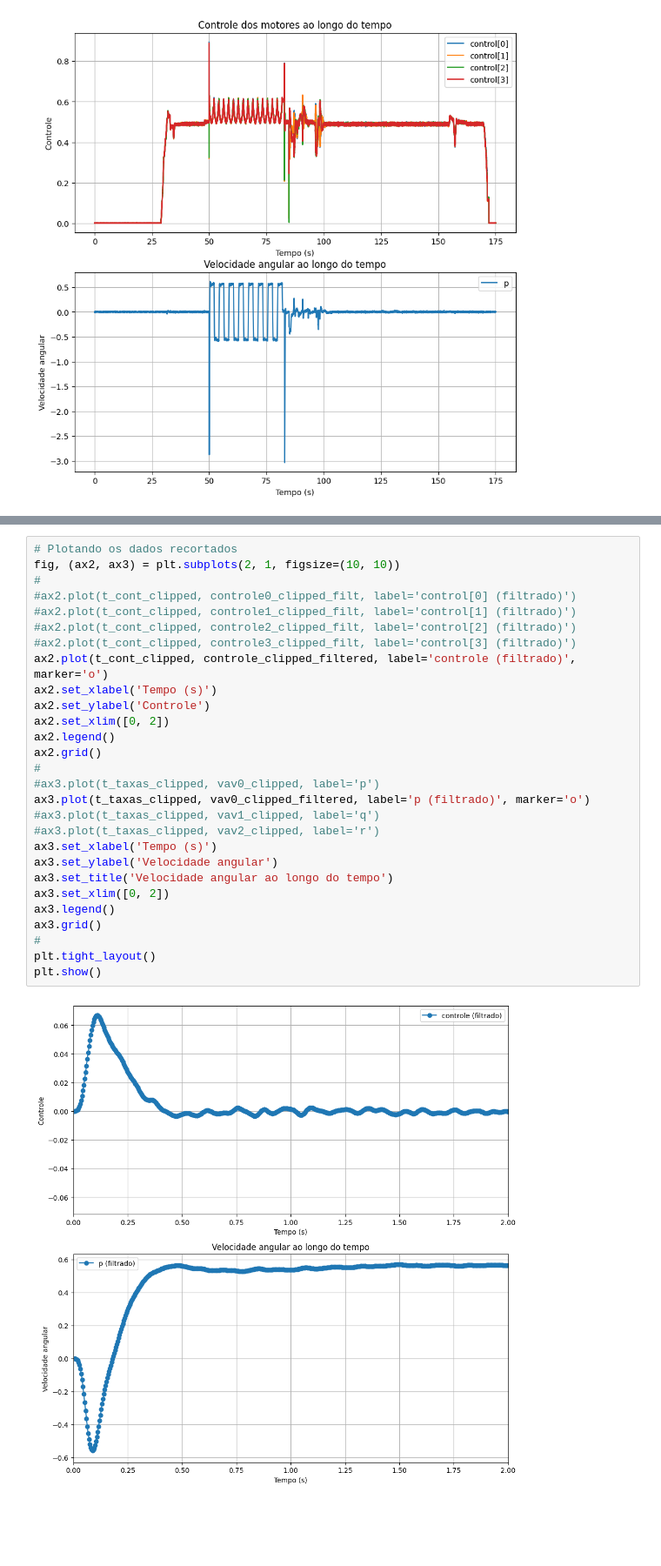
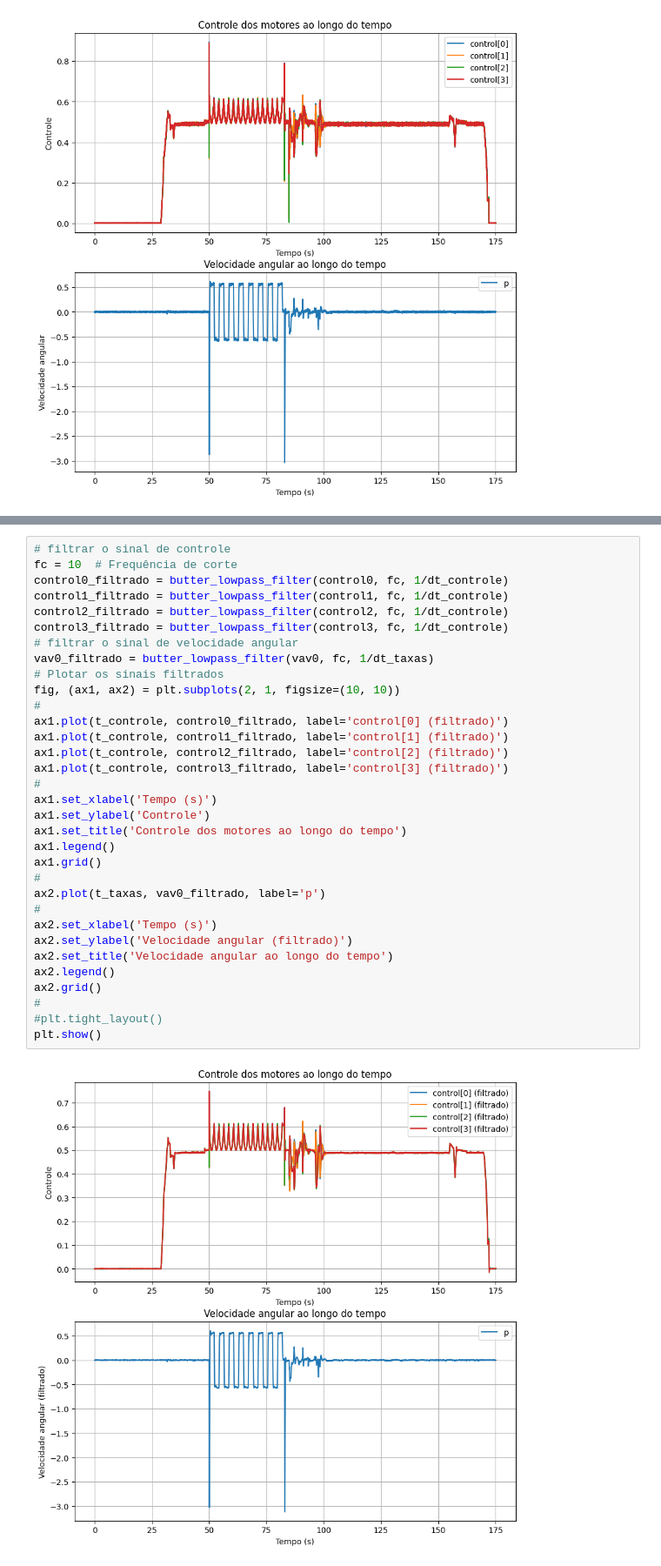
Before and after one commit to dferruzzo/mavdsk-python, a Jupyter notebook: identificação_e validação_de_sistemas.ipynb, the cells around one changed output, grey strips where cells are left out. Shown at 87% size. Saved outputs shown, nothing was run; the diff lists cells and outputs as text; blank space fills up the shorter version.

```diff
--- a/identificação_e validação_de_sistemas.ipynb
+++ b/identificação_e validação_de_sistemas.ipynb
@@ -157,30 +185,35 @@ vav0_clipped_filtered = butter_lowpass_filter(vav0_clipped, cutoff_freq, 1/dt_ta
-# %%
-# Plotando os dados recortados
-fig, (ax2, ax3) = plt.subplots(2, 1, figsize=(10, 10))
-#
-#ax2.plot(t_cont_clipped, controle0_clipped_filt, label='control[0] (filtrado)')
-#ax2.plot(t_cont_clipped, controle1_clipped_filt, label='control[1] (filtrado)')
-#ax2.plot(t_cont_clipped, controle2_clipped_filt, label='control[2] (filtrado)')
-#ax2.plot(t_cont_clipped, controle3_clipped_filt, label='control[3] (filtrado)')
-ax2.plot(t_cont_clipped, controle_clipped_filtered, label='controle (filtrado)', marker='o')
-ax2.set_xlabel('Tempo (s)')
-ax2.set_ylabel('Controle')
-ax2.set_xlim([0, 2])
-ax2.legend()
-ax2.grid()
-#
-#ax3.plot(t_taxas_clipped, vav0_clipped, label='p')
-ax3.plot(t_taxas_clipped, vav0_clipped_filtered, label='p (filtrado)', marker='o')
-#ax3.plot(t_taxas_clipped, vav1_clipped, label='q')
-#ax3.plot(t_taxas_clipped, vav2_clipped, label='r')
-ax3.set_xlabel('Tempo (s)')
-ax3.set_ylabel('Velocidade angular')
-ax3.set_title('Velocidade angular ao longo do tempo')
-ax3.set_xlim([0, 2])
-ax3.legend()
-ax3.grid()
-#
-plt.tight_layout()
-plt.show()
-# %% [output]
-[figure, removed]
+# %%
+# filtrar o sinal de controle
+fc = 10  # Frequência de corte
+control0_filtrado = butter_lowpass_filter(control0, fc, 1/dt_controle)
+control1_filtrado = butter_lowpass_filter(control1, fc, 1/dt_controle)
+control2_filtrado = butter_lowpass_filter(control2, fc, 1/dt_controle)
+control3_filtrado = butter_lowpass_filter(control3, fc, 1/dt_controle)
+# filtrar o sinal de velocidade angular
+vav0_filtrado = butter_lowpass_filter(vav0, fc, 1/dt_taxas)
+# Plotar os sinais filtrados
+fig, (ax1, ax2) = plt.subplots(2, 1, figsize=(10, 10))
+#
+ax1.plot(t_controle, control0_filtrado, label='control[0] (filtrado)')
+ax1.plot(t_controle, control1_filtrado, label='control[1] (filtrado)')
+ax1.plot(t_controle, control2_filtrado, label='control[2] (filtrado)')
+ax1.plot(t_controle, control3_filtrado, label='control[3] (filtrado)')
+#
+ax1.set_xlabel('Tempo (s)')
+ax1.set_ylabel('Controle')
+ax1.set_title('Controle dos motores ao longo do tempo')
+ax1.legend()
+ax1.grid()
+#
+ax2.plot(t_taxas, vav0_filtrado, label='p')
+#
+ax2.set_xlabel('Tempo (s)')
+ax2.set_ylabel('Velocidade angular (filtrado)')
+ax2.set_title('Velocidade angular ao longo do tempo')
+ax2.legend()
+ax2.grid()
+#
+#plt.tight_layout()
+plt.show()
+# %% [output]
+[figure, added]
```
Also changed, not shown: parts of 13 cells of this notebook.
